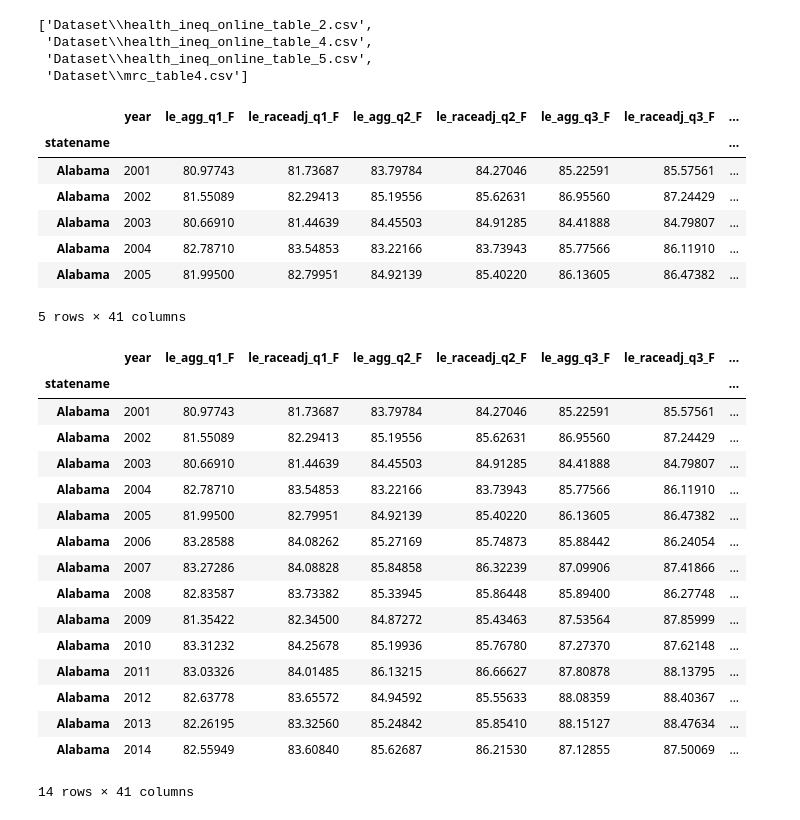
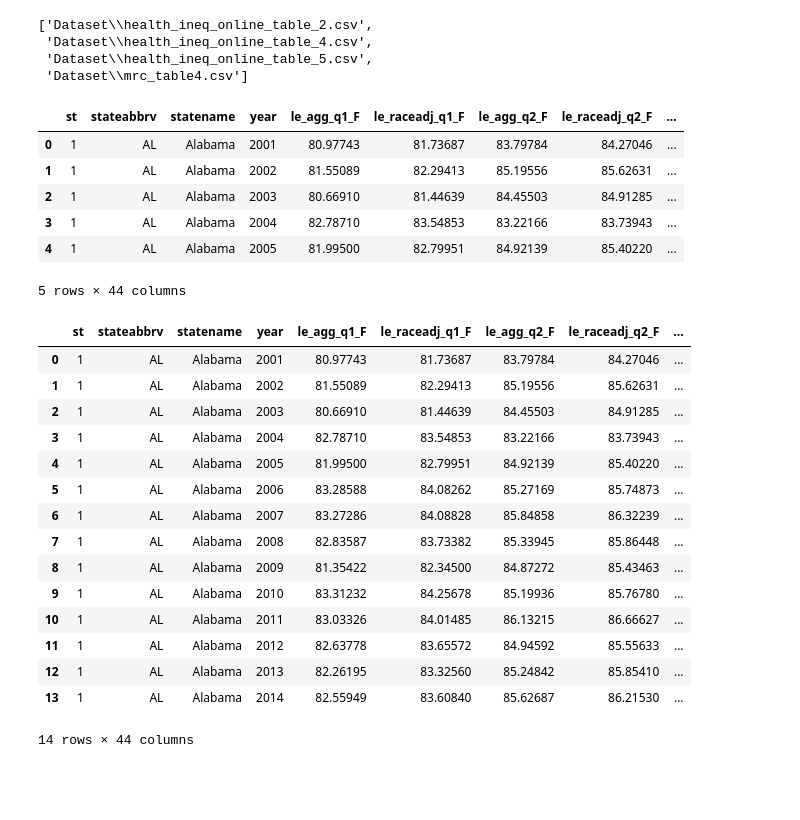
Before and after one commit to CMU-IDS-2021/assignment-2-tayo-mike, a Jupyter notebook: Test_notebook.ipynb, the cells around one changed output. Drawn from its saved outputs; the diff is of its cells as text; code cells hidden in the pictures; blank space fills up the shorter version.

```diff
--- a/Test_notebook.ipynb
+++ b/Test_notebook.ipynb
@@ -22,35 +22,35 @@ fn
  'Dataset\\mrc_table4.csv']
 # %%
 source = pd.read_csv(fn[2])
-source = source.drop(columns=["stateabbrv","st"]).set_index('statename')
+# source = source.drop(columns=["stateabbrv","st"]).set_index('statename').dropna()
+# source = source.drop(columns=["stateabbrv","st"]).dropna()
+# source["states"] =
 source.head()
 # %% [output]
-|  | year | le_agg_q1_F | le_raceadj_q1_F | le_agg_q2_F | le_raceadj_q2_F | le_agg_q3_F | le_raceadj_q3_F | ... |
-| statename |  |  |  |  |  |  |  | ... |
-| Alabama | 2001 | 80.97743 | 81.73687 | 83.79784 | 84.27046 | 85.22591 | 85.57561 | ... |
-| Alabama | 2002 | 81.55089 | 82.29413 | 85.19556 | 85.62631 | 86.95560 | 87.24429 | ... |
-| Alabama | 2003 | 80.66910 | 81.44639 | 84.45503 | 84.91285 | 84.41888 | 84.79807 | ... |
-| Alabama | 2004 | 82.78710 | 83.54853 | 83.22166 | 83.73943 | 85.77566 | 86.11910 | ... |
-| Alabama | 2005 | 81.99500 | 82.79951 | 84.92139 | 85.40220 | 86.13605 | 86.47382 | ... |
+|  | st | stateabbrv | statename | year | le_agg_q1_F | le_raceadj_q1_F | le_agg_q2_F | le_raceadj_q2_F | ... |
+| 0 | 1 | AL | Alabama | 2001 | 80.97743 | 81.73687 | 83.79784 | 84.27046 | ... |
+| 1 | 1 | AL | Alabama | 2002 | 81.55089 | 82.29413 | 85.19556 | 85.62631 | ... |
+| 2 | 1 | AL | Alabama | 2003 | 80.66910 | 81.44639 | 84.45503 | 84.91285 | ... |
+| 3 | 1 | AL | Alabama | 2004 | 82.78710 | 83.54853 | 83.22166 | 83.73943 | ... |
+| 4 | 1 | AL | Alabama | 2005 | 81.99500 | 82.79951 | 84.92139 | 85.40220 | ... |
-5 rows × 41 columns
+5 rows × 44 columns
 # %%
 
-source[source.index == 'Alabama']
+source[source['statename'] == "Alabama"]
 # %% [output]
-|  | year | le_agg_q1_F | le_raceadj_q1_F | le_agg_q2_F | le_raceadj_q2_F | le_agg_q3_F | le_raceadj_q3_F | ... |
-| statename |  |  |  |  |  |  |  | ... |
-| Alabama | 2001 | 80.97743 | 81.73687 | 83.79784 | 84.27046 | 85.22591 | 85.57561 | ... |
-| Alabama | 2002 | 81.55089 | 82.29413 | 85.19556 | 85.62631 | 86.95560 | 87.24429 | ... |
-| Alabama | 2003 | 80.66910 | 81.44639 | 84.45503 | 84.91285 | 84.41888 | 84.79807 | ... |
-| Alabama | 2004 | 82.78710 | 83.54853 | 83.22166 | 83.73943 | 85.77566 | 86.11910 | ... |
-| Alabama | 2005 | 81.99500 | 82.79951 | 84.92139 | 85.40220 | 86.13605 | 86.47382 | ... |
-| Alabama | 2006 | 83.28588 | 84.08262 | 85.27169 | 85.74873 | 85.88442 | 86.24054 | ... |
-| Alabama | 2007 | 83.27286 | 84.08828 | 85.84858 | 86.32239 | 87.09906 | 87.41866 | ... |
-| Alabama | 2008 | 82.83587 | 83.73382 | 85.33945 | 85.86448 | 85.89400 | 86.27748 | ... |
-| Alabama | 2009 | 81.35422 | 82.34500 | 84.87272 | 85.43463 | 87.53564 | 87.85999 | ... |
-| Alabama | 2010 | 83.31232 | 84.25678 | 85.19936 | 85.76780 | 87.27370 | 87.62148 | ... |
-| Alabama | 2011 | 83.03326 | 84.01485 | 86.13215 | 86.66627 | 87.80878 | 88.13795 | ... |
-| Alabama | 2012 | 82.63778 | 83.65572 | 84.94592 | 85.55633 | 88.08359 | 88.40367 | ... |
-| Alabama | 2013 | 82.26195 | 83.32560 | 85.24842 | 85.85410 | 88.15127 | 88.47634 | ... |
-| Alabama | 2014 | 82.55949 | 83.60840 | 85.62687 | 86.21530 | 87.12855 | 87.50069 | ... |
+|  | st | stateabbrv | statename | year | le_agg_q1_F | le_raceadj_q1_F | le_agg_q2_F | le_raceadj_q2_F | ... |
+| 0 | 1 | AL | Alabama | 2001 | 80.97743 | 81.73687 | 83.79784 | 84.27046 | ... |
+| 1 | 1 | AL | Alabama | 2002 | 81.55089 | 82.29413 | 85.19556 | 85.62631 | ... |
+| 2 | 1 | AL | Alabama | 2003 | 80.66910 | 81.44639 | 84.45503 | 84.91285 | ... |
+| 3 | 1 | AL | Alabama | 2004 | 82.78710 | 83.54853 | 83.22166 | 83.73943 | ... |
+| 4 | 1 | AL | Alabama | 2005 | 81.99500 | 82.79951 | 84.92139 | 85.40220 | ... |
+| 5 | 1 | AL | Alabama | 2006 | 83.28588 | 84.08262 | 85.27169 | 85.74873 | ... |
+| 6 | 1 | AL | Alabama | 2007 | 83.27286 | 84.08828 | 85.84858 | 86.32239 | ... |
+| 7 | 1 | AL | Alabama | 2008 | 82.83587 | 83.73382 | 85.33945 | 85.86448 | ... |
+| 8 | 1 | AL | Alabama | 2009 | 81.35422 | 82.34500 | 84.87272 | 85.43463 | ... |
+| 9 | 1 | AL | Alabama | 2010 | 83.31232 | 84.25678 | 85.19936 | 85.76780 | ... |
+| 10 | 1 | AL | Alabama | 2011 | 83.03326 | 84.01485 | 86.13215 | 86.66627 | ... |
+| 11 | 1 | AL | Alabama | 2012 | 82.63778 | 83.65572 | 84.94592 | 85.55633 | ... |
+| 12 | 1 | AL | Alabama | 2013 | 82.26195 | 83.32560 | 85.24842 | 85.85410 | ... |
+| 13 | 1 | AL | Alabama | 2014 | 82.55949 | 83.60840 | 85.62687 | 86.21530 | ... |
-14 rows × 41 columns
+14 rows × 44 columns
```
Also changed, not shown: parts of 7 cells of this notebook.
